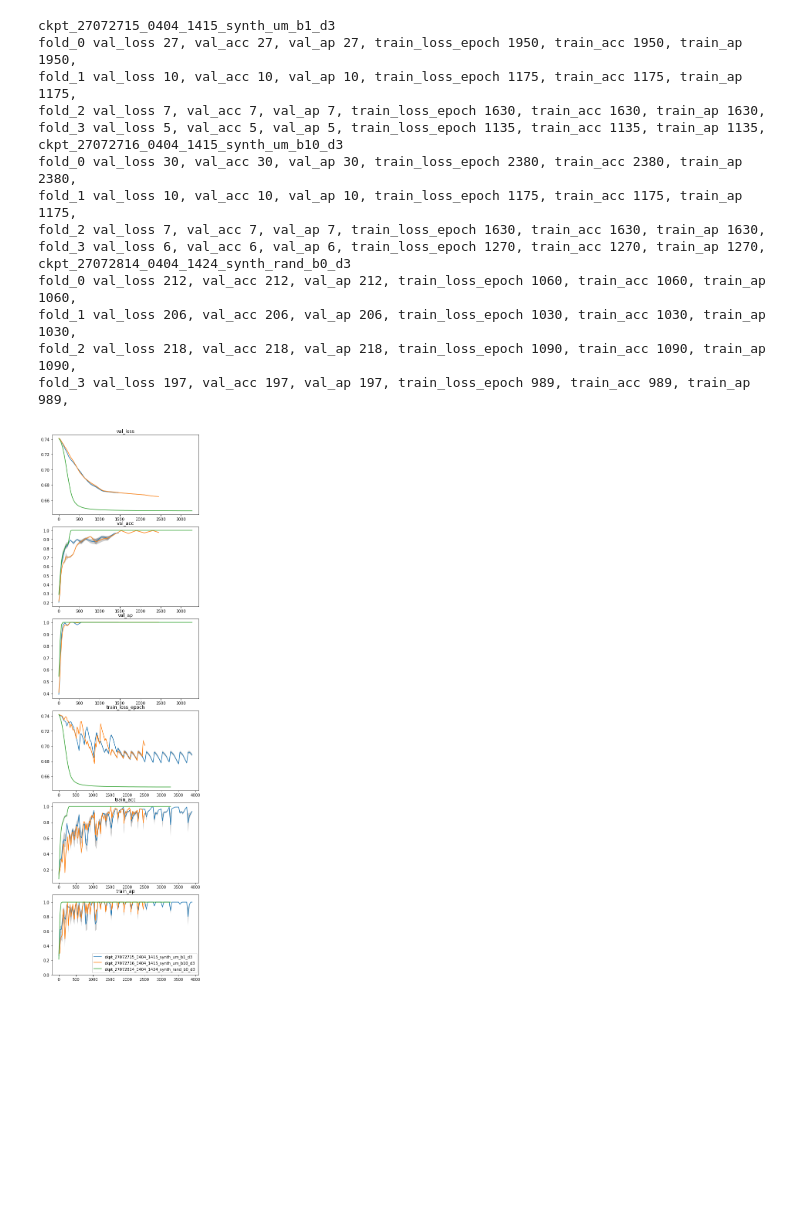
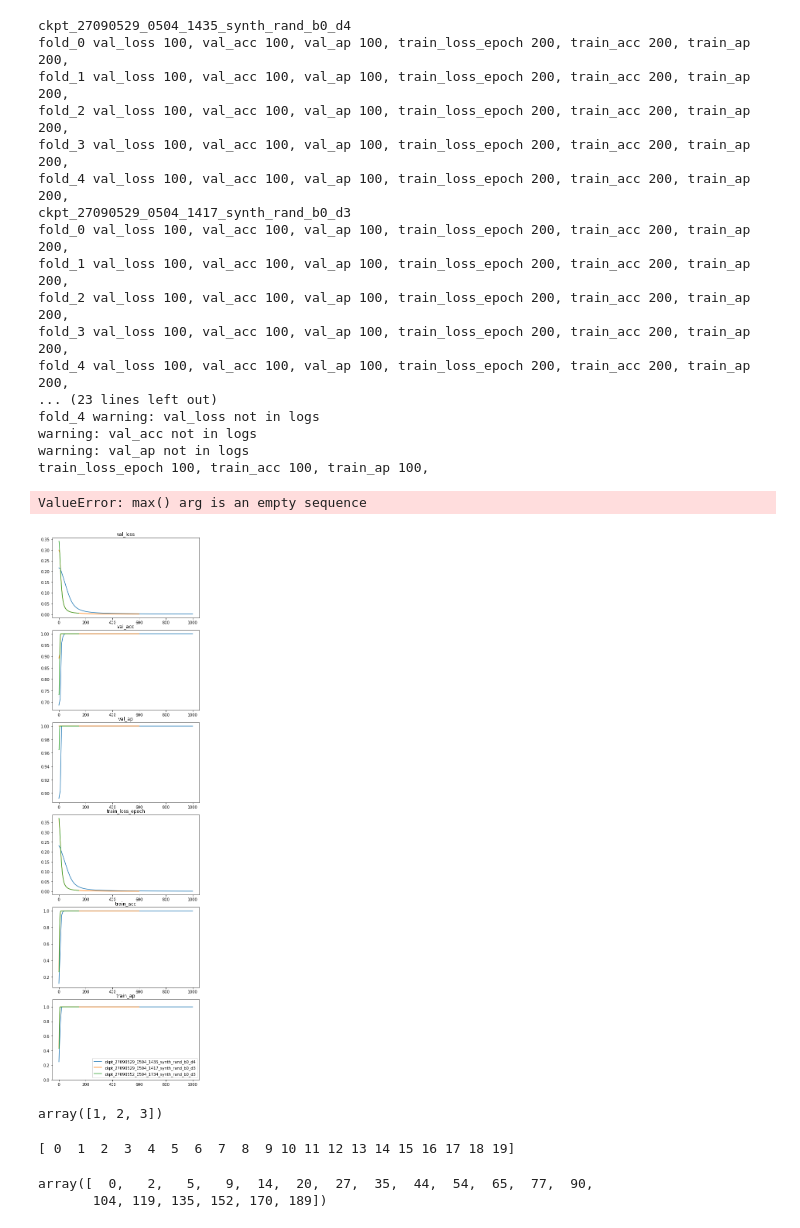
Before and after one commit to jeromel05/Ultrametric-benchmark-v2, a Jupyter notebook: notebooks/postprocessing_metrics.ipynb, the cells around one changed output. Cells and saved outputs as stored; diff of their text form; code cells hidden in the pictures; blank space fills up the shorter version.

Commit message:
fix eval_steps, val freq, less figures in logs,
Test is still a pb

```diff
--- a/notebooks/postprocessing_metrics.ipynb
+++ b/notebooks/postprocessing_metrics.ipynb
@@ -57,12 +57,13 @@ def plot_metrics(metrics_to_plot, interp_values_df, ax, label):
 
     return ax
 # %%
-checkpoints = ['ckpt_27072715_0404_1415_synth_um_b1_d3',
-              'ckpt_27072716_0404_1415_synth_um_b10_d3',
-              'ckpt_27072814_0404_1424_synth_rand_b0_d3']
+checkpoints = ['ckpt_27090529_0504_1435_synth_rand_b0_d4',
+              'ckpt_27090529_0504_1417_synth_rand_b0_d3',
+              'ckpt_27090552_0504_1734_synth_rand_b0_d3',
+              'ckpt_27092673_0604_1052_synth_um_b1_d3']
 
 metrics_paths = [f"../logs/{ckpt}/metrics_synth/" for ckpt in checkpoints]
-nb_fold= 4
+nb_fold= 5
 
 metrics_to_plot = ['val_loss', 'val_acc', 'val_ap', 'train_loss_epoch', 'train_acc', 'train_ap']
 #metrics_to_plot_dict = {'val_loss': 0, 'val_acc':1, 'val_ap':2, 'train_loss_epoch':3, 'train_acc':4,
@@ -73,10 +74,11 @@ def plot_agg_metrics(metrics_to_plot, metrics_paths, checkpoints, nb_fold, name:
     f.set_size_inches(6,20)
     f.tight_layout()
     plt.ylim(0,1.1)
-
-    for metrics_path, ckpt_name in zip(metrics_paths, checkpoints):
+    if not type(nb_fold)==list:
+        nb_fold = [nb_fold]*len(checkpoints)
+    for metrics_path, ckpt_name, n_fold in zip(metrics_paths, checkpoints, nb_fold):
         print(ckpt_name)
-        metric_values = parse_tb_logs(nb_fold, metrics_path, metrics_to_plot)
+        metric_values = parse_tb_logs(n_fold, metrics_path, metrics_to_plot)
         interp_values = interpolate_values(metrics_to_plot, metric_values, tot_num_values=100)
         interp_values_df = pd.DataFrame(interp_values)
 
@@ -87,21 +89,42 @@ def plot_agg_metrics(metrics_to_plot, metrics_paths, checkpoints, nb_fold, name:
 # %%
 plot_agg_metrics(metrics_to_plot,
                  metrics_paths, checkpoints, nb_fold,
-                 name="rand_b1_b10_not_enough_epochs")
+                 name="rand_b1_b10_more_epochs")
 # %% [output]
-ckpt_27072715_0404_1415_synth_um_b1_d3
-fold_0 val_loss 27, val_acc 27, val_ap 27, train_loss_epoch 1950, train_acc 1950, train_ap 1950,
-fold_1 val_loss 10, val_acc 10, val_ap 10, train_loss_epoch 1175, train_acc 1175, train_ap 1175,
-fold_2 val_loss 7, val_acc 7, val_ap 7, train_loss_epoch 1630, train_acc 1630, train_ap 1630,
-fold_3 val_loss 5, val_acc 5, val_ap 5, train_loss_epoch 1135, train_acc 1135, train_ap 1135,
-ckpt_27072716_0404_1415_synth_um_b10_d3
-fold_0 val_loss 30, val_acc 30, val_ap 30, train_loss_epoch 2380, train_acc 2380, train_ap 2380,
-fold_1 val_loss 10, val_acc 10, val_ap 10, train_loss_epoch 1175, train_acc 1175, train_ap 1175,
-fold_2 val_loss 7, val_acc 7, val_ap 7, train_loss_epoch 1630, train_acc 1630, train_ap 1630,
-fold_3 val_loss 6, val_acc 6, val_ap 6, train_loss_epoch 1270, train_acc 1270, train_ap 1270,
-ckpt_27072814_0404_1424_synth_rand_b0_d3
-fold_0 val_loss 212, val_acc 212, val_ap 212, train_loss_epoch 1060, train_acc 1060, train_ap 1060,
-fold_1 val_loss 206, val_acc 206, val_ap 206, train_loss_epoch 1030, train_acc 1030, train_ap 1030,
-fold_2 val_loss 218, val_acc 218, val_ap 218, train_loss_epoch 1090, train_acc 1090, train_ap 1090,
-fold_3 val_loss 197, val_acc 197, val_ap 197, train_loss_epoch 989, train_acc 989, train_ap 989,
+ckpt_27090529_0504_1435_synth_rand_b0_d4
+fold_0 val_loss 100, val_acc 100, val_ap 100, train_loss_epoch 200, train_acc 200, train_ap 200,
+fold_1 val_loss 100, val_acc 100, val_ap 100, train_loss_epoch 200, train_acc 200, train_ap 200,
+fold_2 val_loss 100, val_acc 100, val_ap 100, train_loss_epoch 200, train_acc 200, train_ap 200,
+fold_3 val_loss 100, val_acc 100, val_ap 100, train_loss_epoch 200, train_acc 200, train_ap 200,
+fold_4 val_loss 100, val_acc 100, val_ap 100, train_loss_epoch 200, train_acc 200, train_ap 200,
+ckpt_27090529_0504_1417_synth_rand_b0_d3
+fold_0 val_loss 100, val_acc 100, val_ap 100, train_loss_epoch 200, train_acc 200, train_ap 200,
+fold_1 val_loss 100, val_acc 100, val_ap 100, train_loss_epoch 200, train_acc 200, train_ap 200,
+fold_2 val_loss 100, val_acc 100, val_ap 100, train_loss_epoch 200, train_acc 200, train_ap 200,
+fold_3 val_loss 100, val_acc 100, val_ap 100, train_loss_epoch 200, train_acc 200, train_ap 200,
+fold_4 val_loss 100, val_acc 100, val_ap 100, train_loss_epoch 200, train_acc 200, train_ap 200,
+... (23 lines left out)
+fold_4 warning: val_loss not in logs
+warning: val_acc not in logs
+warning: val_ap not in logs
+train_loss_epoch 100, train_acc 100, train_ap 100,
+ValueError: max() arg is an empty sequence
-[figure, old version]
+[figure, new version]
+# %%
+import numpy as np
+arr1=np.array([0,0,0,1,2,3])
+idx=np.where(arr1==1)[0][-1]
+arr1[idx:]
+# %% [output]
+array([1, 2, 3])
+# %%
+idx_list=np.arange(20)
+print(idx_list)
+for i in range(1,20):
+    idx_list[i] = idx_list[i-1] + idx_list[i]
+idx_list=idx_list-1
+idx_list[1:]
+# %% [output]
+[ 0  1  2  3  4  5  6  7  8  9 10 11 12 13 14 15 16 17 18 19]
+array([  0,   2,   5,   9,  14,  20,  27,  35,  44,  54,  65,  77,  90,
+       104, 119, 135, 152, 170, 189])
```
Also changed, not shown: parts of 1 cell of this notebook, 4 other files.
